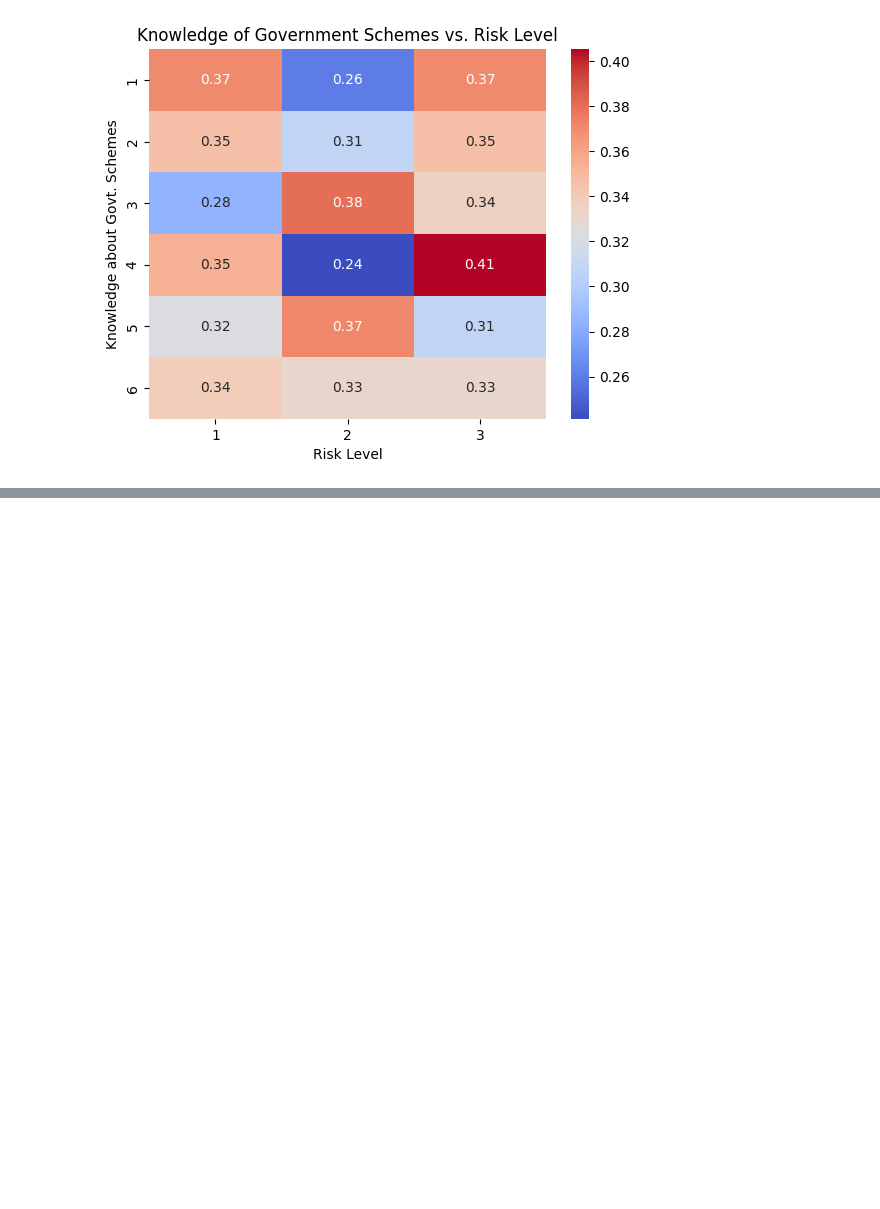
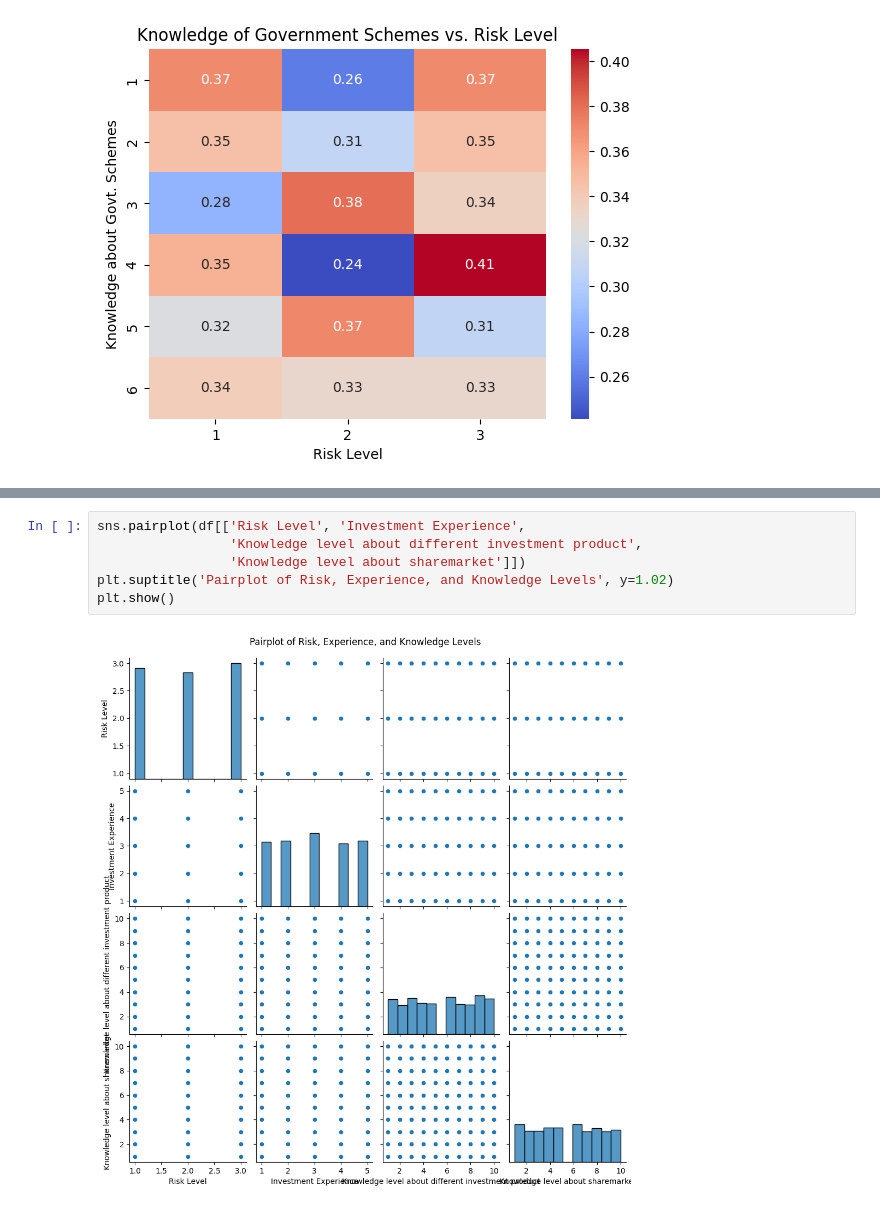
Before and after one commit to Relix0029/EDA-Project, a Jupyter notebook: EDA.ipynb, the cells around one changed output, grey strips where cells are left out. Drawn from its saved outputs; the diff is of its cells as text; blank space fills up the shorter version.

```diff
--- a/EDA.ipynb
+++ b/EDA.ipynb
@@ -339,0 +356,8 @@ ValueError: could not convert string to float: 'Less Than 1 Year'
+# %%
+sns.pairplot(df[['Risk Level', 'Investment Experience',
+                 'Knowledge level about different investment product',
+                 'Knowledge level about sharemarket']])
+plt.suptitle('Pairplot of Risk, Experience, and Knowledge Levels', y=1.02)
+plt.show()
+# %% [output]
+[figure, added]
```
Also changed, not shown: parts of 8 cells of this notebook.
